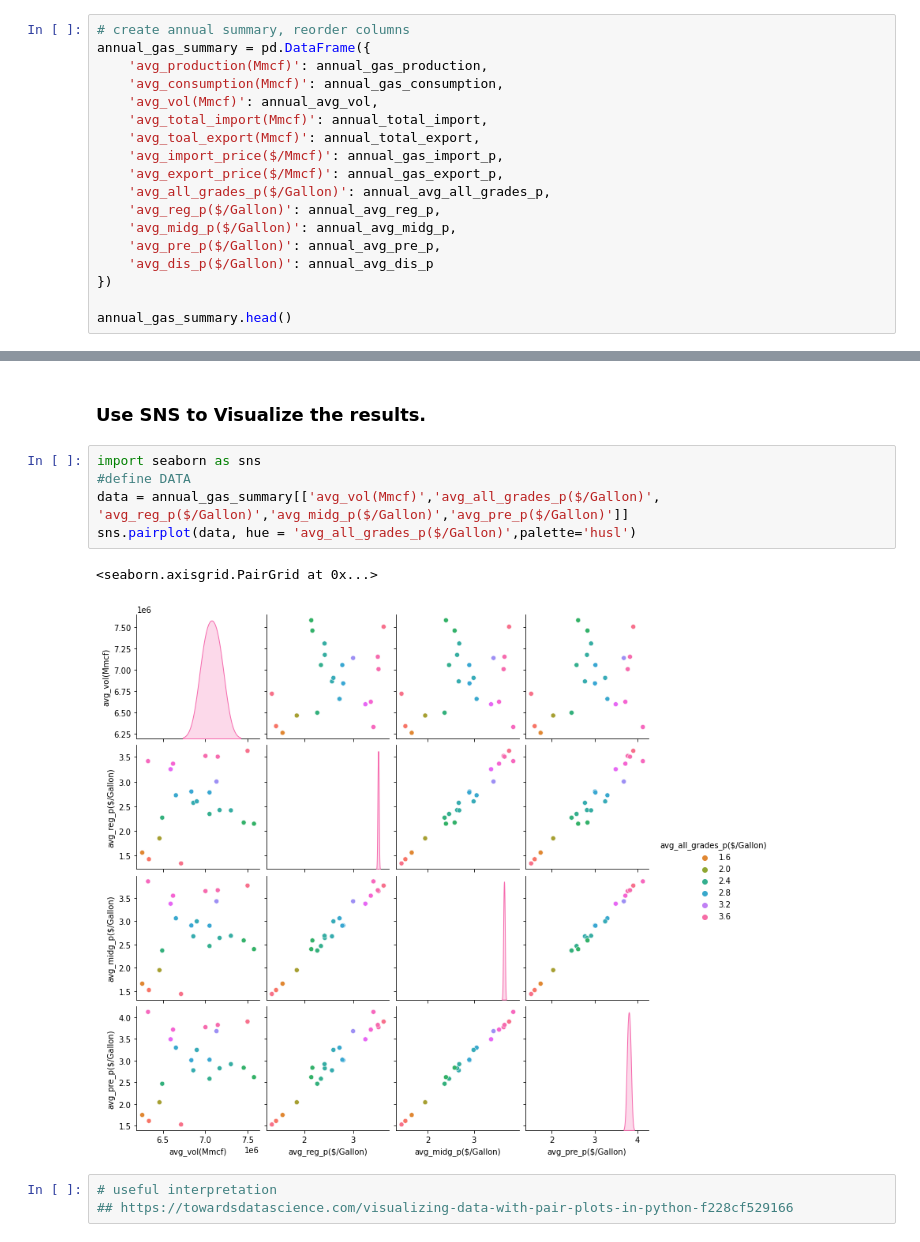
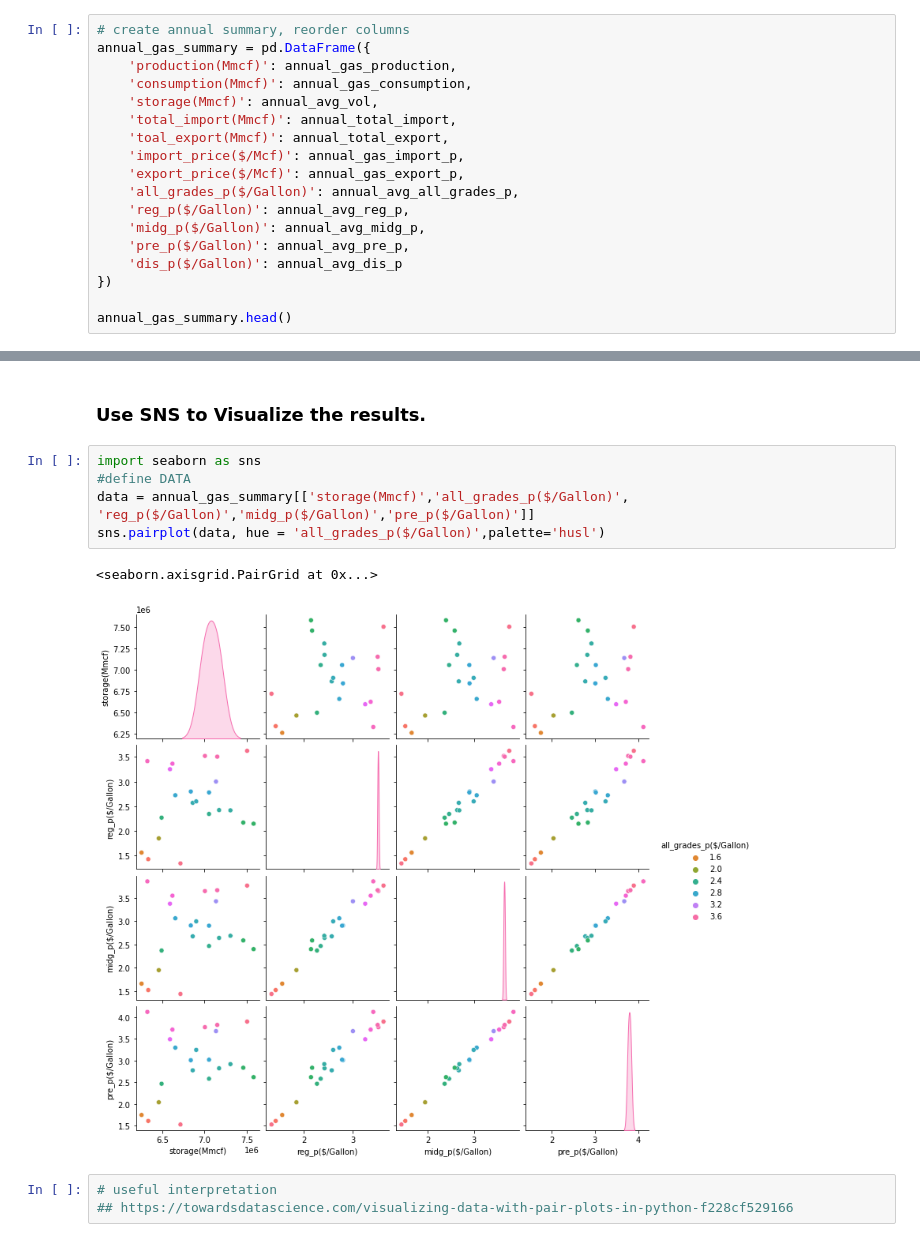
Before and after one commit to FIRE-Phoebe/Gas_Price_analysis, a Jupyter notebook: Supervised_ML.ipynb, the cells around one changed output, grey strips where cells are left out. Saved outputs shown, nothing was run; the diff lists cells and outputs as text.

```diff
--- a/Supervised_ML.ipynb
+++ b/Supervised_ML.ipynb
@@ -99,18 +99,18 @@ annual_avg_vol = us_gas_data.groupby(['Year']).mean()['Volumn(Mmcf)']
 # %%
 # create annual summary, reorder columns
 annual_gas_summary = pd.DataFrame({
-    'avg_production(Mmcf)': annual_gas_production,
-    'avg_consumption(Mmcf)': annual_gas_consumption,
-    'avg_vol(Mmcf)': annual_avg_vol,
-    'avg_total_import(Mmcf)': annual_total_import,
-    'avg_toal_export(Mmcf)': annual_total_export,
-    'avg_import_price($/Mmcf)': annual_gas_import_p,
-    'avg_export_price($/Mmcf)': annual_gas_export_p,
-    'avg_all_grades_p($/Gallon)': annual_avg_all_grades_p,
-    'avg_reg_p($/Gallon)': annual_avg_reg_p,
-    'avg_midg_p($/Gallon)': annual_avg_midg_p,
-    'avg_pre_p($/Gallon)': annual_avg_pre_p,
-    'avg_dis_p($/Gallon)': annual_avg_dis_p
+    'production(Mmcf)': annual_gas_production,
+    'consumption(Mmcf)': annual_gas_consumption,
+    'storage(Mmcf)': annual_avg_vol,
+    'total_import(Mmcf)': annual_total_import,
+    'toal_export(Mmcf)': annual_total_export,
+    'import_price($/Mcf)': annual_gas_import_p,
+    'export_price($/Mcf)': annual_gas_export_p,
+    'all_grades_p($/Gallon)': annual_avg_all_grades_p,
+    'reg_p($/Gallon)': annual_avg_reg_p,
+    'midg_p($/Gallon)': annual_avg_midg_p,
+    'pre_p($/Gallon)': annual_avg_pre_p,
+    'dis_p($/Gallon)': annual_avg_dis_p
 })
 
 annual_gas_summary.head()
@@ -264,11 +264,11 @@ strong multicollinearity or other numerical problems.
 # %%
 import seaborn as sns
 #define DATA
-data = annual_gas_summary[['avg_vol(Mmcf)','avg_all_grades_p($/Gallon)', 'avg_reg_p($/Gallon)','avg_midg_p($/Gallon)','avg_pre_p($/Gallon)']]
-sns.pairplot(data, hue = 'avg_all_grades_p($/Gallon)',palette='husl')
+data = annual_gas_summary[['storage(Mmcf)','all_grades_p($/Gallon)', 'reg_p($/Gallon)','midg_p($/Gallon)','pre_p($/Gallon)']]
+sns.pairplot(data, hue = 'all_grades_p($/Gallon)',palette='husl')
 # %% [output]
 <seaborn.axisgrid.PairGrid at 0x...>
-[figure, old version]
+[figure, new version]
 # %%
 # useful interpretation
 ## https://towardsdatascience.com/visualizing-data-with-pair-plots-in-python-f228cf529166
```
Also changed, not shown: parts of 11 cells of this notebook, 12 other files.
